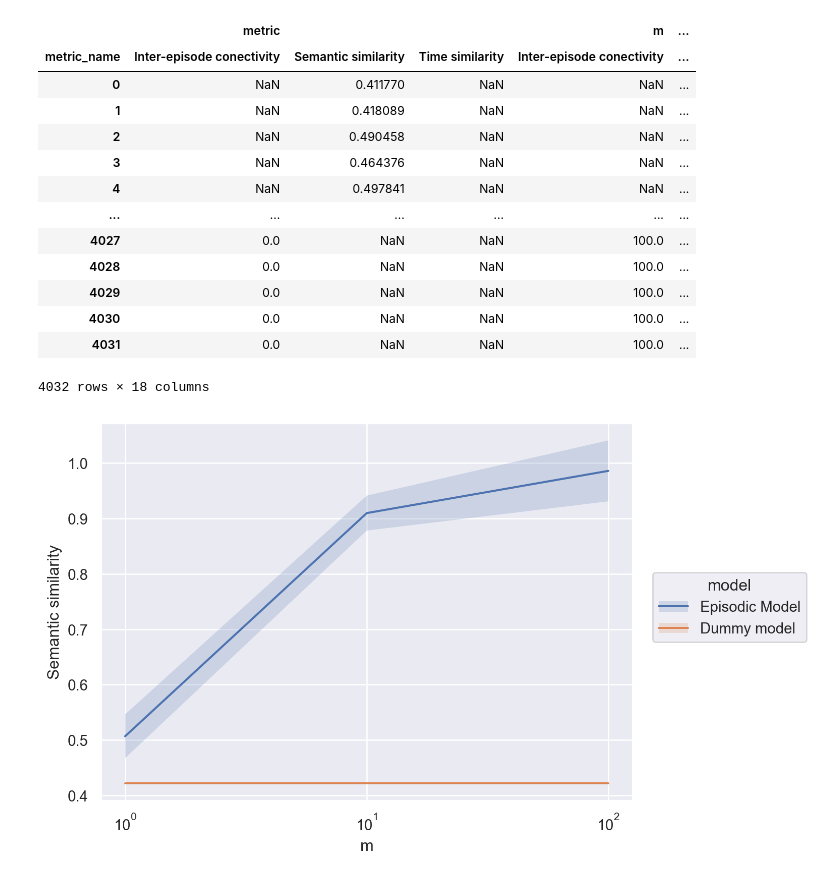
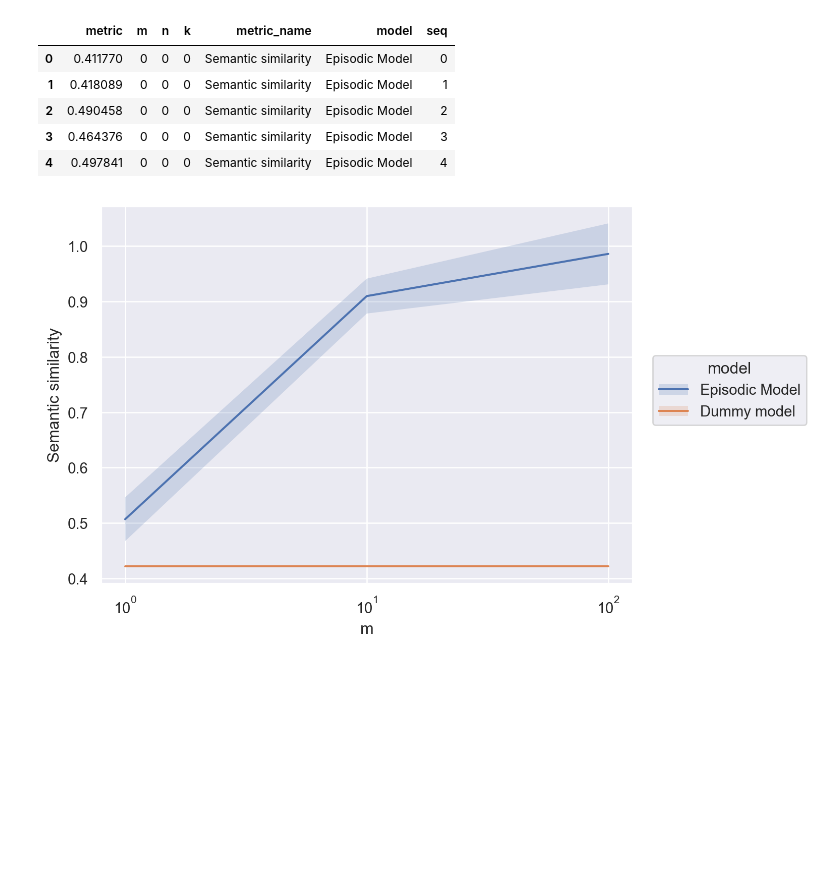
Before and after one commit to LubnaAb/episodic_memory, a Jupyter notebook: metrics-analysis.ipynb, the cells around one changed output. Drawn from its saved outputs; the diff is of its cells as text; code cells hidden in the pictures; blank space fills up the shorter version.

```diff
--- a/metrics-analysis.ipynb
+++ b/metrics-analysis.ipynb
@@ -1,34 +1,21 @@
 # %%
 import pandas as pd
 import numpy as np
 import matplotlib.pyplot as plt
 import seaborn as sns
 import seaborn.objects as so
 %matplotlib inline
 
 # Load csv
 df = pd.read_csv("df_sim.csv")
 df.head()
-
-# Pivot metric_name column to Semantic similarity, Time Simlialrity, and Semantic similarity
-
-df_pivot = df.pivot(columns='metric_name')
-df_pivot
 # %% [output]
-|  | metric |  |  | m | ... |
-| metric_name | Inter-episode conectivity | Semantic similarity | Time similarity | Inter-episode conectivity | ... |
-| 0 | NaN | 0.411770 | NaN | NaN | ... |
-| 1 | NaN | 0.418089 | NaN | NaN | ... |
-| 2 | NaN | 0.490458 | NaN | NaN | ... |
-| 3 | NaN | 0.464376 | NaN | NaN | ... |
-| 4 | NaN | 0.497841 | NaN | NaN | ... |
-| ... | ... | ... | ... | ... | ... |
-| 4027 | 0.0 | NaN | NaN | 100.0 | ... |
-| 4028 | 0.0 | NaN | NaN | 100.0 | ... |
-| 4029 | 0.0 | NaN | NaN | 100.0 | ... |
-| 4030 | 0.0 | NaN | NaN | 100.0 | ... |
-| 4031 | 0.0 | NaN | NaN | 100.0 | ... |
+|  | metric | m | n | k | metric_name | model | seq |
+| 0 | 0.411770 | 0 | 0 | 0 | Semantic similarity | Episodic Model | 0 |
+| 1 | 0.418089 | 0 | 0 | 0 | Semantic similarity | Episodic Model | 1 |
+| 2 | 0.490458 | 0 | 0 | 0 | Semantic similarity | Episodic Model | 2 |
+| 3 | 0.464376 | 0 | 0 | 0 | Semantic similarity | Episodic Model | 3 |
+| 4 | 0.497841 | 0 | 0 | 0 | Semantic similarity | Episodic Model | 4 |
-4032 rows × 18 columns
 # %%
 # Filter df using only Semantic similarity
 df_plot = df.copy()
```
Also changed, not shown: 7 other files.
